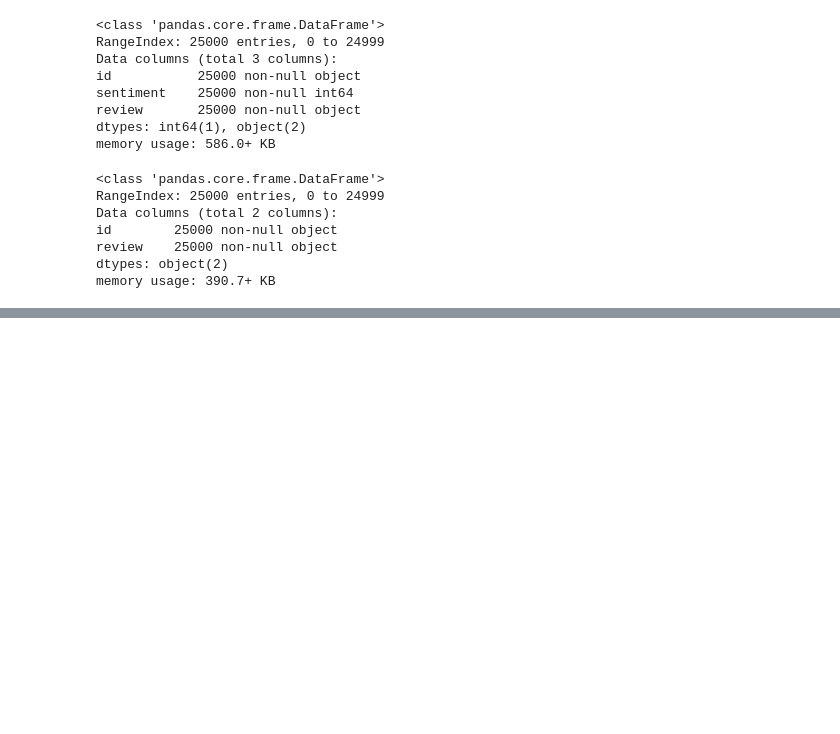
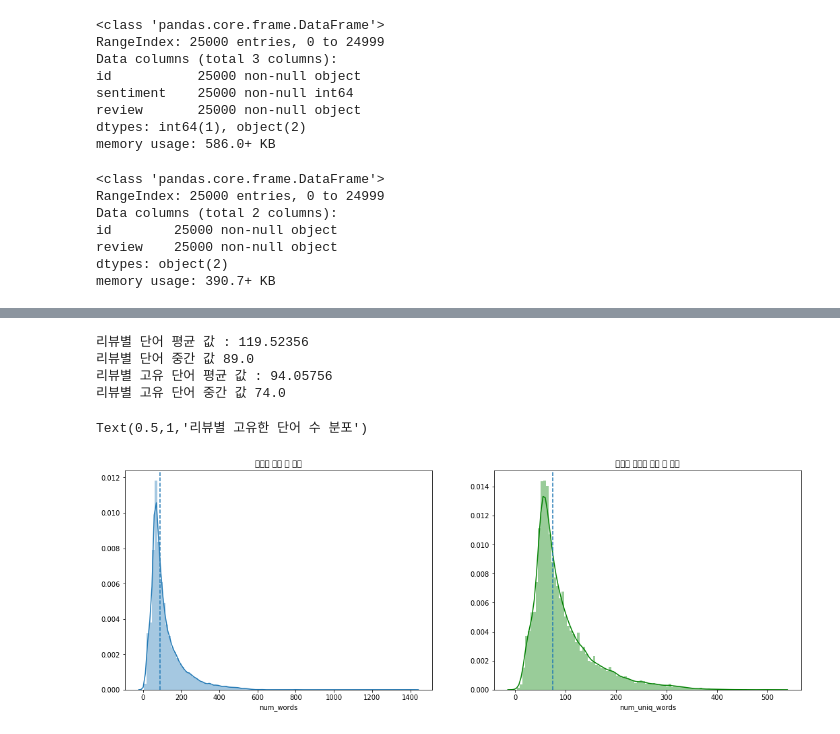
Before and after one commit to JWWon/nlp-study, a Jupyter notebook: lecture01/Pandas NLP.ipynb, the cells around one changed output, grey strips where cells are left out. Drawn from its saved outputs; the diff is of its cells as text; code cells hidden in the pictures; blank space fills up the shorter version.

```diff
--- a/lecture01/Pandas NLP.ipynb
+++ b/lecture01/Pandas NLP.ipynb
@@ -40,0 +217,29 @@ memory usage: 390.7+ KB
+# %%
+# 단어 수# 단어 수
+train['num_words'] = clean_train_reviews.apply(lambda x: len(str(x).split()))
+# 중복을 제거한 단어 수
+train['num_uniq_words'] = clean_train_reviews.apply(lambda x: len(set(str(x).split())))
+# %%
+import seaborn as sns
+import matplotlib.pyplot as plt
+
+fig, axes = plt.subplots(ncols=2)
+fig.set_size_inches(18, 6)
+print('리뷰별 단어 평균 값 :', train['num_words'].mean())
+print('리뷰별 단어 중간 값', train['num_words'].median())
+sns.distplot(train['num_words'], bins=100, ax=axes[0])
+axes[0].axvline(train['num_words'].median(), linestyle='dashed')
+axes[0].set_title('리뷰별 단어 수 분포')
+
+print('리뷰별 고유 단어 평균 값 :', train['num_uniq_words'].mean())
+print('리뷰별 고유 단어 중간 값', train['num_uniq_words'].median())
+sns.distplot(train['num_uniq_words'], bins=100, color='g', ax=axes[1])
+axes[1].axvline(train['num_uniq_words'].median(), linestyle='dashed')
+axes[1].set_title('리뷰별 고유한 단어 수 분포')
+# %% [output]
+리뷰별 단어 평균 값 : 119.52356
+리뷰별 단어 중간 값 89.0
+리뷰별 고유 단어 평균 값 : 94.05756
+리뷰별 고유 단어 중간 값 74.0
+Text(0.5,1,'리뷰별 고유한 단어 수 분포')
+[figure, added]
```
Also changed, not shown: parts of 11 cells of this notebook, 1 other file.
